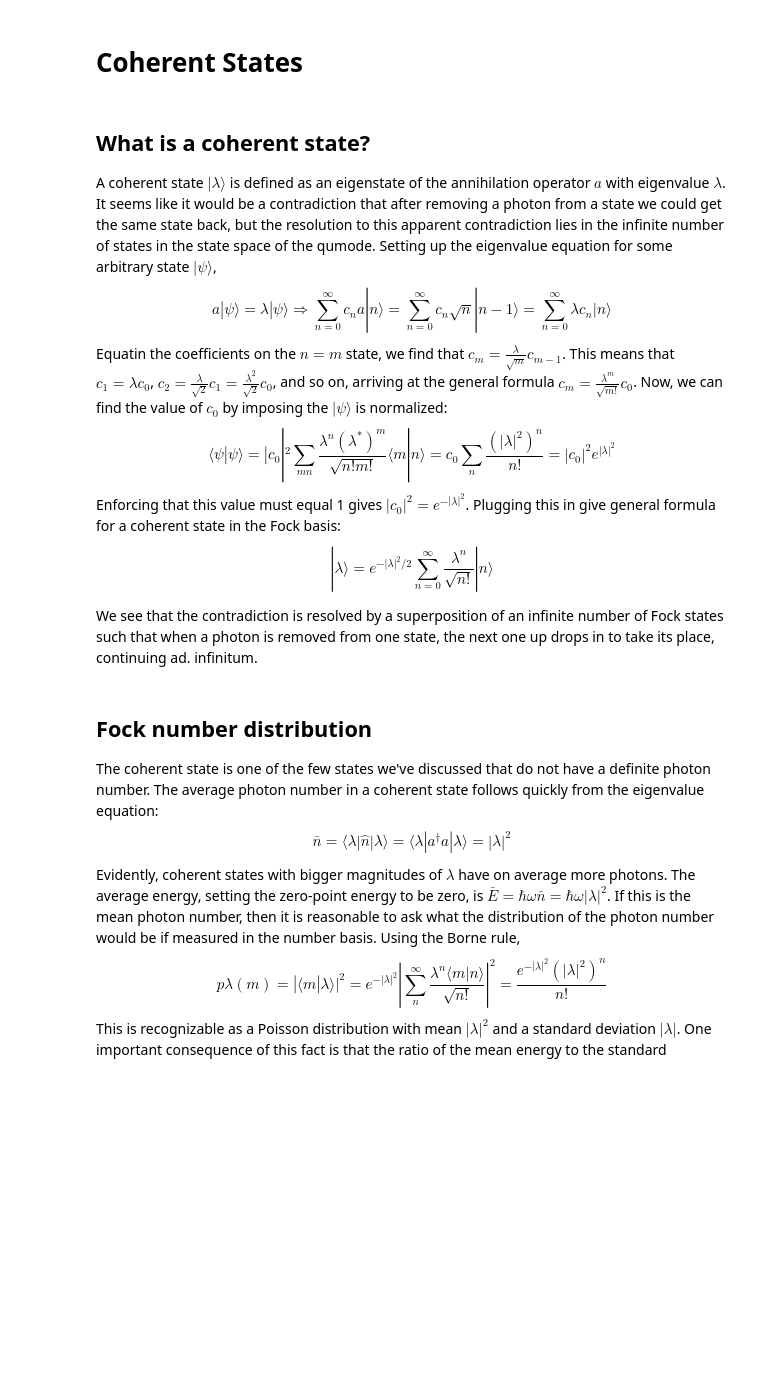
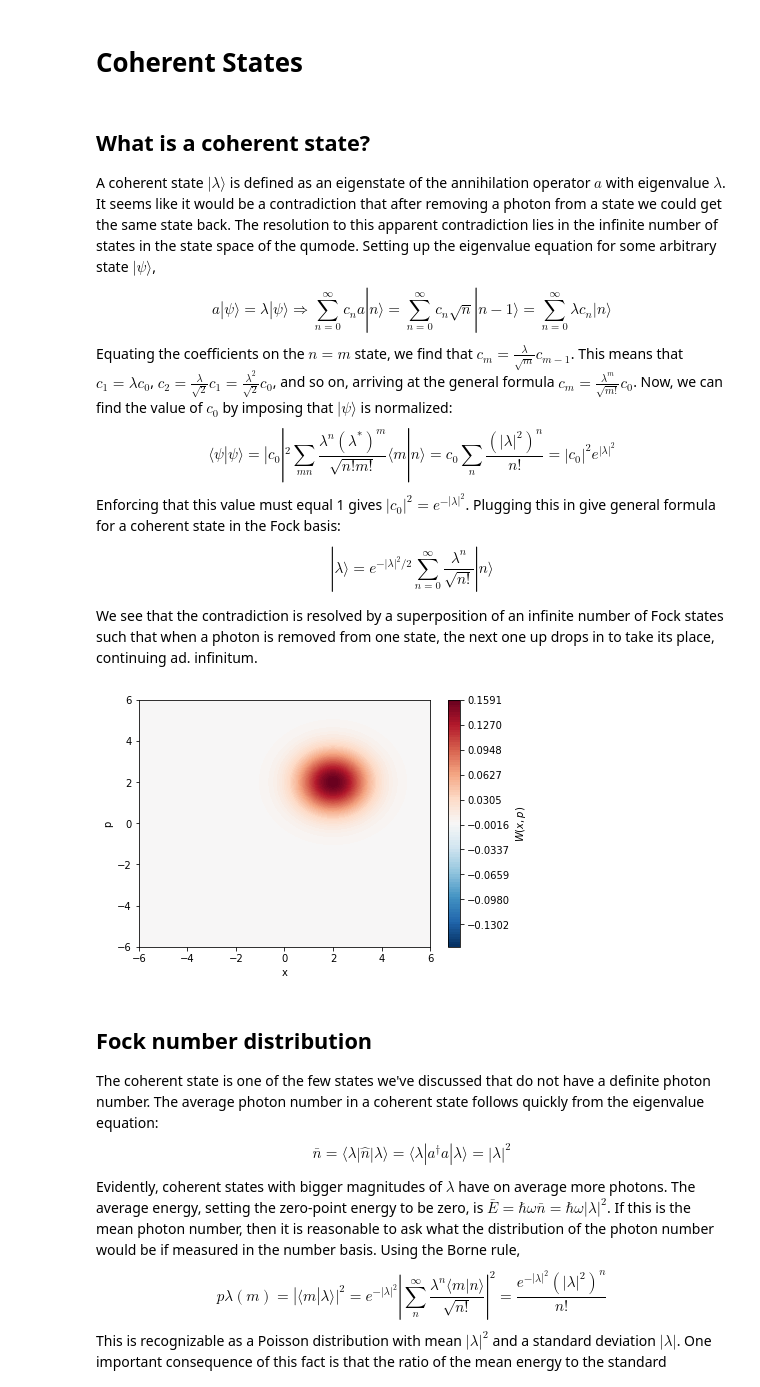
Before and after one commit to benmcdonough20/bosonic-qiskit-tutorials, a Jupyter notebook: bosonic_qiskit_textbook/3. coherent_states.ipynb, the cells around one changed output. Drawn from its saved outputs; the diff is of its cells as text; code cells hidden in the pictures; blank space fills up the shorter version.

```diff
--- a/bosonic_qiskit_textbook/3. coherent_states.ipynb
+++ b/bosonic_qiskit_textbook/3. coherent_states.ipynb
@@ -2,11 +2,11 @@
 # Coherent States
 # %% [markdown]
 ## What is a coherent state?
-A coherent state $|\lambda\rangle$ is defined as an eigenstate of the annihilation operator $a$ with eigenvalue $\lambda$. It seems like it would be a contradiction that after removing a photon from a state we could get the same state back, but the resolution to this apparent contradiction lies in the infinite number of states in the state space of the qumode. Setting up the eigenvalue equation for some arbitrary state $|\psi\rangle$,
+A coherent state $|\lambda\rangle$ is defined as an eigenstate of the annihilation operator $a$ with eigenvalue $\lambda$. It seems like it would be a contradiction that after removing a photon from a state we could get the same state back. The resolution to this apparent contradiction lies in the infinite number of states in the state space of the qumode. Setting up the eigenvalue equation for some arbitrary state $|\psi\rangle$,
 $$
 a|\psi\rangle = \lambda|\psi\rangle \Rightarrow  \sum_{n=0}^\infty c_n a|n\rangle = \sum_{n=0}^{\infty}c_n \sqrt{n}|n-1\rangle = \sum_{n=0}^\infty\lambda c_n|n\rangle
 $$
-Equatin the coefficients on the $n = m$ state, we find that $c_{m} = \frac{\lambda}{\sqrt{m}}c_{m-1}$. This means that $c_1 = \lambda c_0$, $c_2 = \frac{\lambda}{\sqrt{2}}c_1 = \frac{\lambda^2}{\sqrt{2}}c_0$, and so on, arriving at the general formula $c_m = \frac{\lambda^m}{\sqrt{m!}}c_0$. Now, we can find the value of $c_0$ by imposing the $|\psi\rangle$ is normalized:
+Equating the coefficients on the $n = m$ state, we find that $c_{m} = \frac{\lambda}{\sqrt{m}}c_{m-1}$. This means that $c_1 = \lambda c_0$, $c_2 = \frac{\lambda}{\sqrt{2}}c_1 = \frac{\lambda^2}{\sqrt{2}}c_0$, and so on, arriving at the general formula $c_m = \frac{\lambda^m}{\sqrt{m!}}c_0$. Now, we can find the value of $c_0$ by imposing that $|\psi\rangle$ is normalized:
 $$
 \langle \psi | \psi \rangle = |c_0|^2\sum_{mn} \frac{\lambda^n(\lambda^\ast)^m}{\sqrt{n!m!}}\langle m | n\rangle = c_0\sum_{n}\frac{(|\lambda|^2)^n}{n!} = |c_0|^2 e^{|\lambda|^2}
 $$
@@ -16,6 +16,30 @@ $$
 $$
 
 We see that the contradiction is resolved by a superposition of an infinite number of Fock states such that when a photon is removed from one state, the next one up drops in to take its place, continuing ad. infinitum.
+# %%
+import sys
+sys.path.append("/home/ben/Documents/Repos/bosonic-qiskit")
+
+from c2qa import CVCircuit, QumodeRegister
+from qiskit import ClassicalRegister
+from c2qa.util import plot_wigner, simulate
+import numpy as np
+
+n = 4
+qreg = QumodeRegister(1, num_qubits_per_qumode=n)
+creg = ClassicalRegister(n)
+circuit = CVCircuit(qreg, creg, probe_measure=True)
+
+#creating a coherent state with λ = (1+1i) using the displacement operator
+Lambda = 1+1j
+circuit.cv_d(Lambda, qreg[0])
+
+state,_ = simulate(circuit)
+plot_wigner(circuit, state)
+#The coherent state is displaced along the x axis by sqrt(2)*Re(λ),
+#and on the y axis by sqrt(2)*Im(λ)
+# %% [output]
+[figure, added]
 # %% [markdown]
 ## Fock number distribution
 The coherent state is one of the few states we've discussed that do not have a definite photon number. The average photon number in a coherent state follows quickly from the eigenvalue equation:
```
Also changed, not shown: parts of 8 cells of this notebook, 3 other files.
